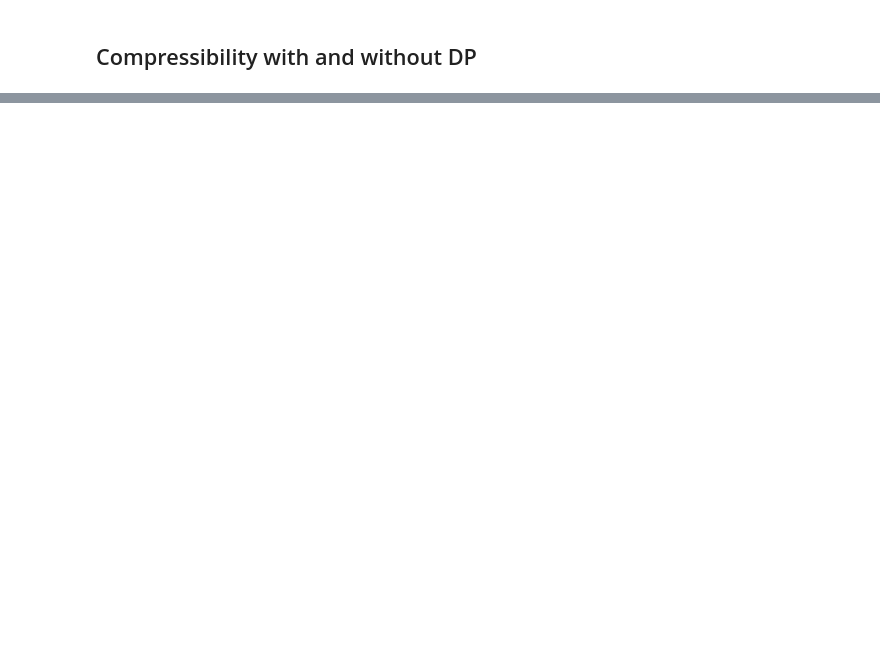
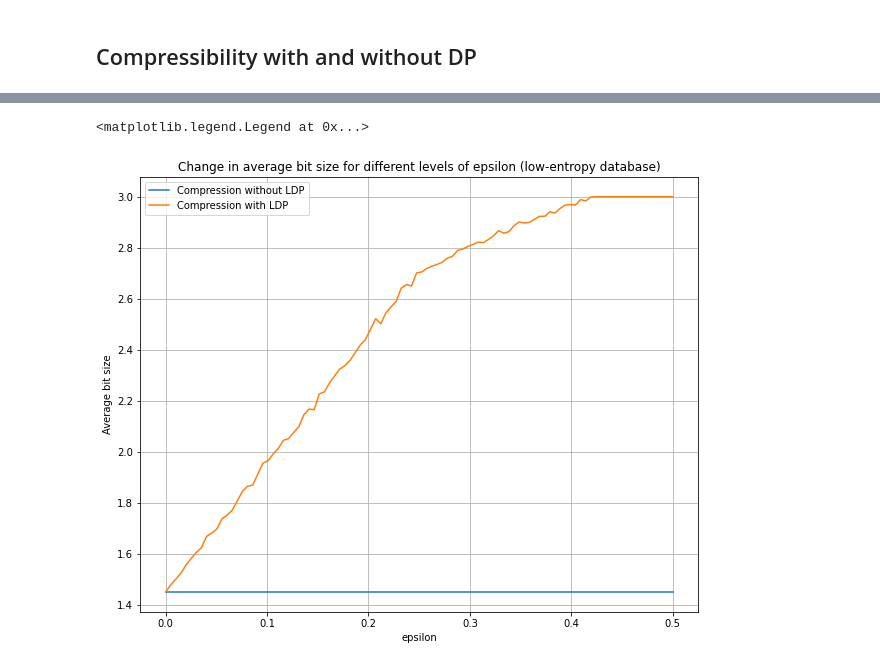
Before and after one commit to FurkanKarakas/optional-project, a Jupyter notebook: visualizations.ipynb, the cells around one changed output, grey strips where cells are left out. Cells and saved outputs as stored; diff of their text form; code cells hidden in the pictures; blank space fills up the shorter version.

```diff
--- a/visualizations.ipynb
+++ b/visualizations.ipynb
@@ -171,0 +175,16 @@ plt.legend()
+# %%
+probabilities=[.8,.05,.05,.05,.05,0,0,0]
+# Generate a database
+db=imp.generateDB(10000, probabilities)
+numBitsAvg,numBitsAvgLDP=CompressibilityLDP(db)
+plt.figure(figsize=(10,8))
+plt.title("Change in average bit size for different levels of epsilon (low-entropy database)")
+plt.xlabel("epsilon")
+plt.ylabel("Average bit size")
+plt.grid(True)
+plt.plot(epsilonLin,numBitsAvg,label="Compression without LDP")
+plt.plot(epsilonLin,numBitsAvgLDP,label="Compression with LDP")
+plt.legend()
+# %% [output]
+<matplotlib.legend.Legend at 0x...>
+[figure, added]
```
Also changed, not shown: parts of 6 cells of this notebook.
